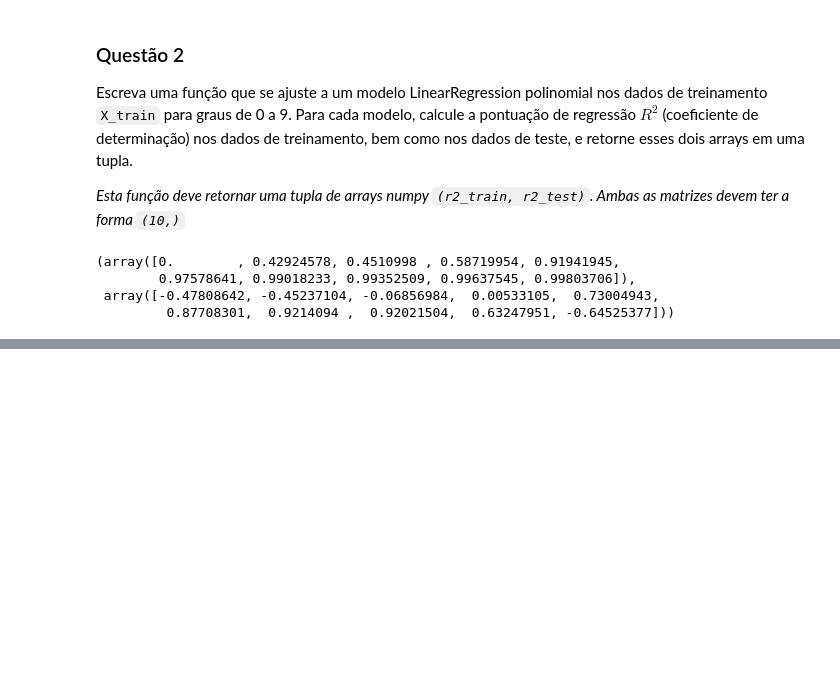
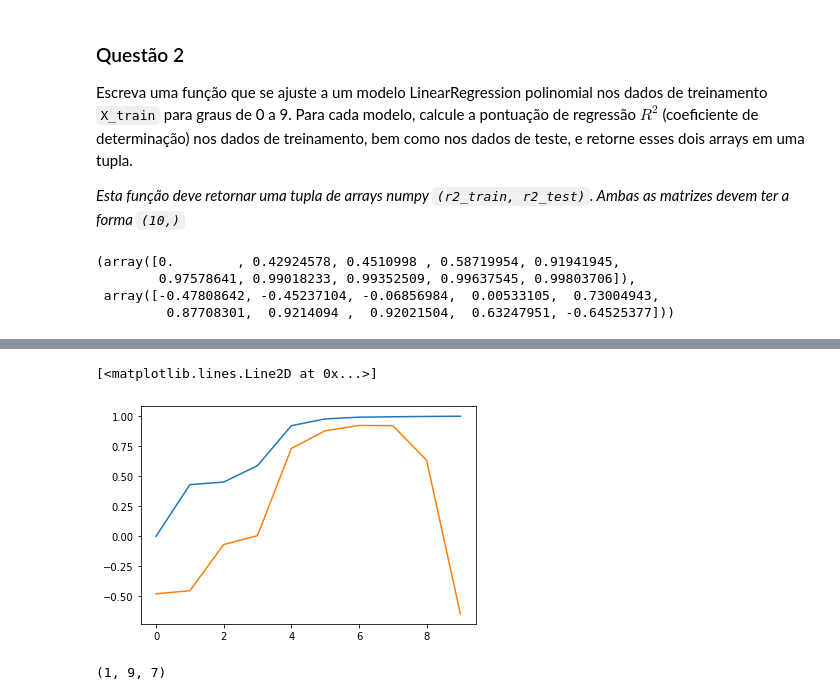
Before and after one commit to DionesGouvea/Michigan, a Jupyter notebook: Applied Machine Learning in Python/Week 2/Assignment_2_MachineLearning.ipynb, the cells around one changed output, grey strips where cells are left out. Drawn from its saved outputs; the diff is of its cells as text; code cells hidden in the pictures; blank space fills up the shorter version.

```diff
--- a/Applied Machine Learning in Python/Week 2/Assignment_2_MachineLearning.ipynb
+++ b/Applied Machine Learning in Python/Week 2/Assignment_2_MachineLearning.ipynb
@@ -183,0 +193,15 @@ answer_two()
+# %%
+graf = answer_two()
+x = [0,1,2,3,4,5,6,7,8,9]
+plt.plot(x, graf[0])
+plt.plot(x,graf[1])
+# %% [output]
+[<matplotlib.lines.Line2D at 0x...>]
+[figure, added]
+# %%
+def answer_three():
+    tup = (1,9,7)
+    return tup
+answer_three()
+# %% [output]
+(1, 9, 7)
```
Also changed, not shown: parts of 4 cells of this notebook.
